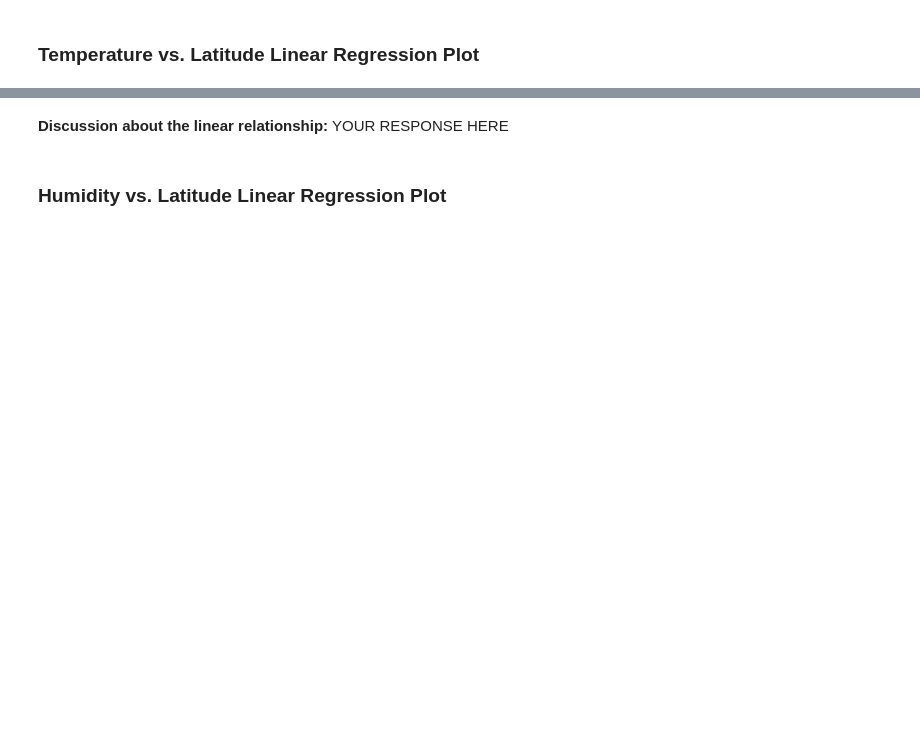
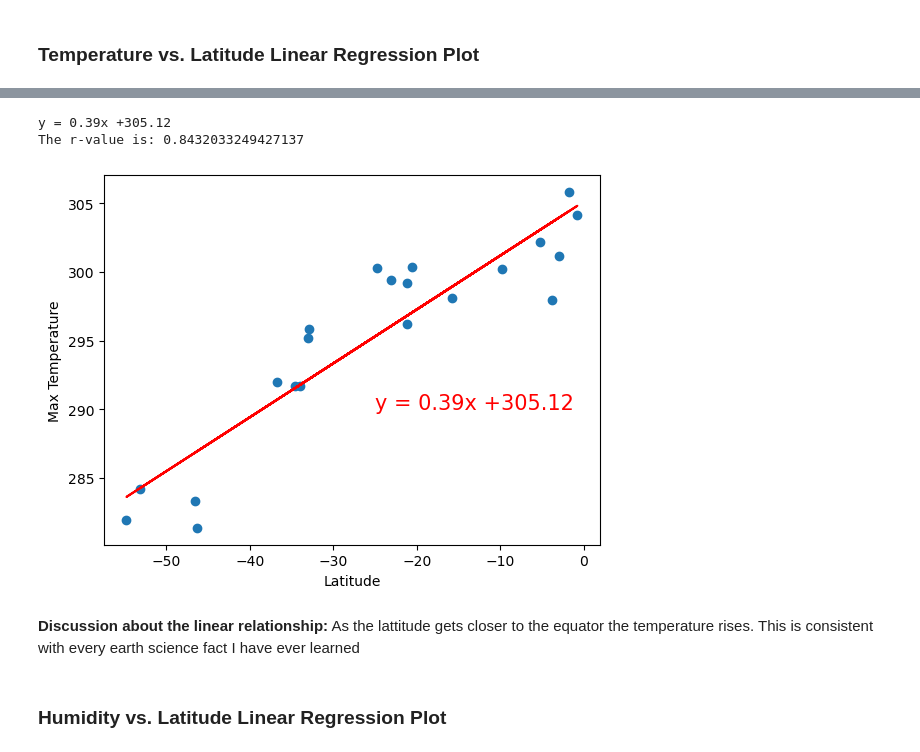
Before and after one commit to zaclink3/python-api-challenge, a Jupyter notebook: weatherpy/WeatherPy.ipynb, the cells around one changed output, grey strips where cells are left out. Cells and saved outputs as stored; diff of their text form; code cells hidden in the pictures; blank space fills up the shorter version.

```diff
--- a/weatherpy/WeatherPy.ipynb
+++ b/weatherpy/WeatherPy.ipynb
@@ -341,4 +357,42 @@ The r-value is: 0.4121057168607245
-# %% [markdown]
-**Discussion about the linear relationship:** YOUR RESPONSE HERE
+# %%
+# Linear regression on Southern Hemisphere
+x_values = southern_hemi_df["Lat"]
+y_values = southern_hemi_df["Max Temp"]
+
+#Define a function
+(slope, intercept, rvalue, pvalue, stderr)= linregress(x_values, y_values)
+
+#Get regression values
+regress_values = x_values * slope + intercept
+
+#Equation String
+line_eq = "y = " + str(round(slope,2)) + "x +" + str(round(intercept,2))
+
+print(line_eq)
+
+plt.scatter(x_values,y_values)
+plt.plot(x_values,regress_values,"r-")
+
+# Label plot and annotate the line equation
+plt.xlabel('Latitude')
+plt.ylabel('Max Temperature')
+plt.annotate(line_eq,(-25,290),fontsize=15,color="red")
+
+# Print r value
+print(f"The r-value is: {rvalue**2}")
+
+#we need to discuss what the r value is, line accounts for 38% of the variability in the picture
+
+#save the plot
+plt.savefig("output_data/Fig2_lin_reg.png")
+
+# Show plot
+plt.show()
+# %% [output]
+y = 0.39x +305.12
+The r-value is: 0.8432033249427137
+[figure, added]
+# %% [markdown]
+**Discussion about the linear relationship:** As the lattitude gets closer to the equator the temperature rises. This is consistent with every earth science fact I have ever learned
 # %% [markdown]
 ### Humidity vs. Latitude Linear Regression Plot
```
Also changed, not shown: parts of 29 cells of this notebook, 13 other files.
